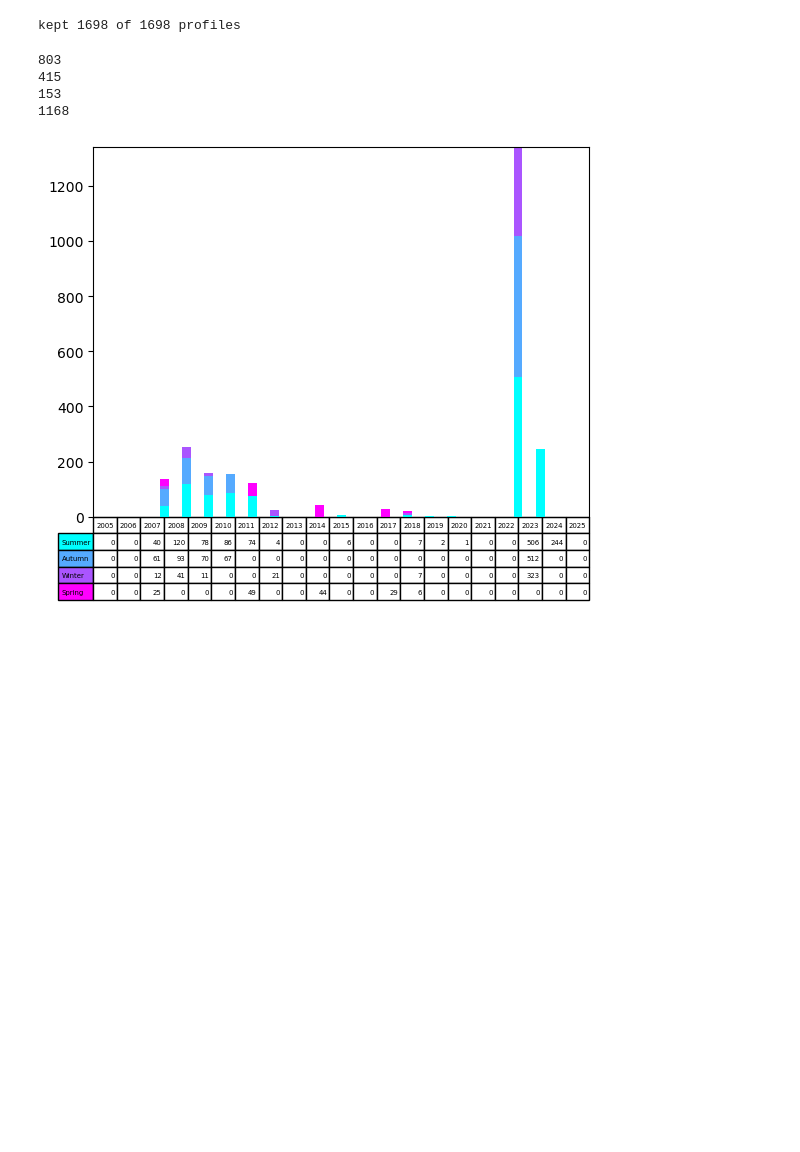
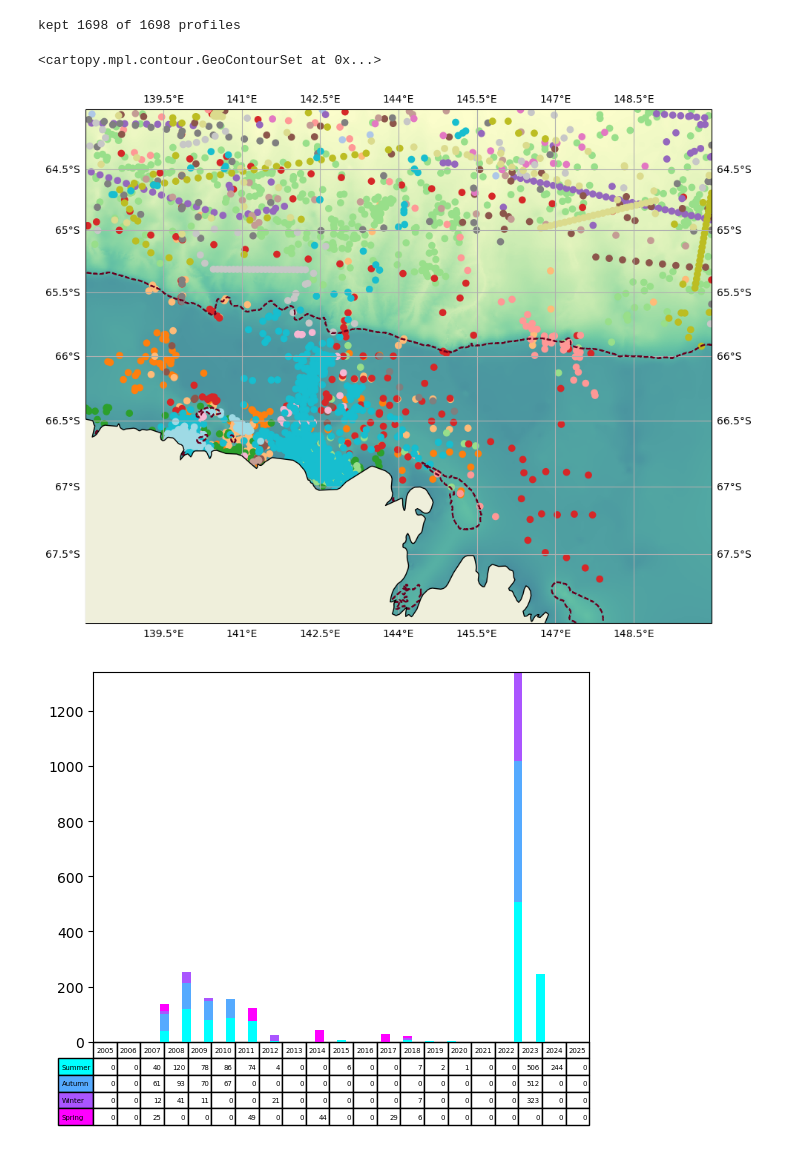
Before and after one commit to eejco/thesis_c3, a Jupyter notebook: c3_locations_stats.ipynb, the cells around one changed output. Drawn from its saved outputs; the diff is of its cells as text; code cells hidden in the pictures; blank space fills up the shorter version.

```diff
--- a/c3_locations_stats.ipynb
+++ b/c3_locations_stats.ipynb
@@ -90,3 +72,10 @@ ds=xr.merge([ds.drop_duplicates('time'),seals.drop_duplicates('time')])
 ds['elevation'] = elevation.interp(latitude=ds.lat,longitude=ds.lon).drop(['longitude','latitude'])
 ds['month'] = ds.time.dt.month
 ds['year'] = ds.time.dt.year
+# %%
+# set up colours
+allyears = ds.groupby('time.year').mean().year
+colors = plt.cm.tab20(np.linspace(0, 1, len(allyears)))
+cdict = dict(zip(allyears.to_numpy(),colors))
+
+ds['color']=xr.DataArray(data=[(cdict[y.item()]) for y in ds.year],coords={'time':ds.time.to_numpy(),'rgb':[0,1,2,3]})
@@ -93,26 +85,14 @@ ds['year'] = ds.time.dt.year
 # %%
 ds_shelf = ds.where(ds.elevation > -1000,drop=True)
-# %%
-def get_seasons(dspira_mertz):
-    seasons={}
-    seasons['autumn']=dspira_mertz.where(((dspira_mertz.month >= 4) & (dspira_mertz.month <= 6)),drop=True)
-    seasons['winter']=dspira_mertz.where(((dspira_mertz.month >= 7) & (dspira_mertz.month <= 9)),drop=True)
-    seasons['spring']=dspira_mertz.where(((dspira_mertz.month >= 10) & (dspira_mertz.month <= 12)),drop=True)
-    seasons['summer']=dspira_mertz.where(((dspira_mertz.month >= 1) & (dspira_mertz.month <= 3)),drop=True)
-    return seasons
-
-seasons = get_seasons(ds_shelf)
-seasons_all = get_seasons(ds)
-
-print(len(seasons['autumn'].time))
-print(len(seasons['winter'].time))
-print(len(seasons['spring'].time))
-print(len(seasons['summer'].time))
-# %% [output]
-803
-415
-153
-1168
+# %%
+# location map
+fig,ax=plt.subplots(figsize=(14,9),subplot_kw={'projection':ccrs.Mercator()})
+im=pfns.sp(ax,elevation,extent=extent,cmap=cmocean.cm.deep)
+im2=ax.scatter(ds.lon,ds.lat,c=ds.color,transform=ccrs.PlateCarree())#,cmap='tab20')
+elevation.plot.contour(ax=ax,levels=[-1000],transform=ccrs.PlateCarree())
+# %% [output]
+<cartopy.mpl.contour.GeoContourSet at 0x...>
+[figure, added]
 # %%
 rows = ['Summer','Autumn','Winter','Spring']
 cols = np.arange(2005,2026,1)
```
Also changed, not shown: parts of 5 cells of this notebook, 11 other files.
